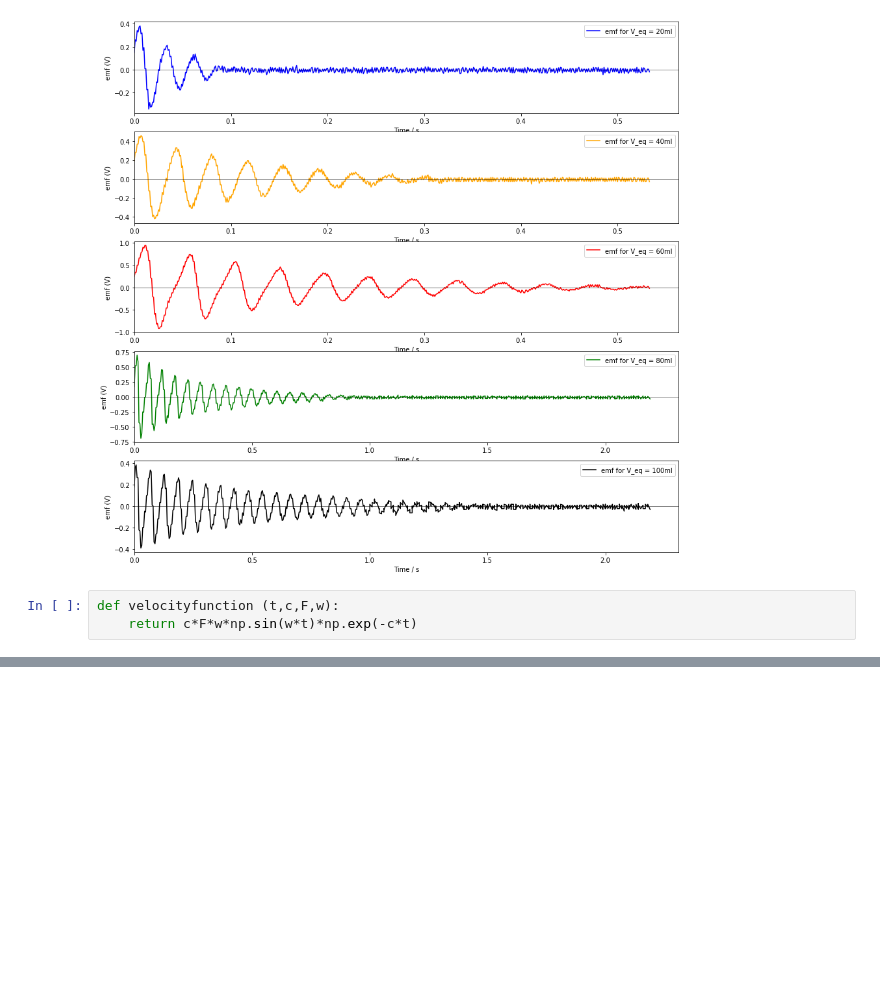
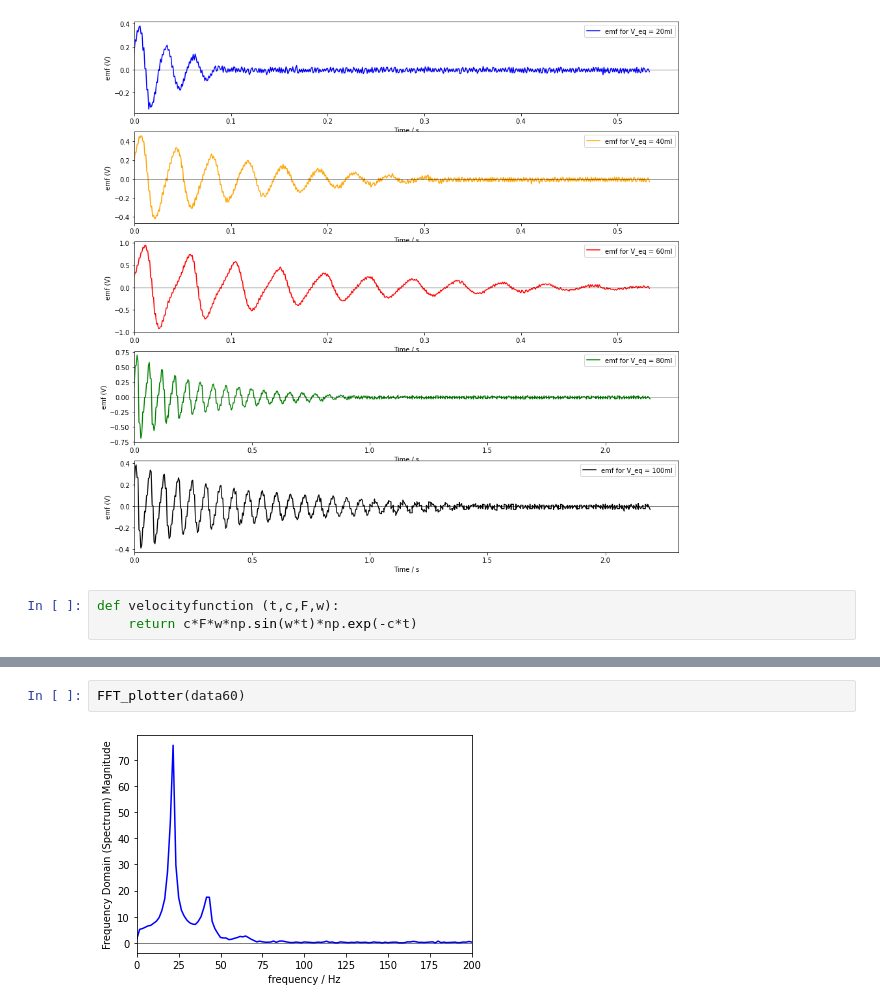
Before and after one commit to SamuelFranklin2001/Uni-Labwork, a Jupyter notebook: University Labs/Data Analysis.ipynb, the cells around one changed output, grey strips where cells are left out. Cells and saved outputs as stored; diff of their text form; blank space fills up the shorter version.

```diff
--- a/University Labs/Data Analysis.ipynb
+++ b/University Labs/Data Analysis.ipynb
@@ -79,0 +79,4 @@ print(popt)
+# %%
+FFT_plotter(data60)
+# %% [output]
+[figure, added]
```
Also changed, not shown: parts of 11 cells of this notebook.
